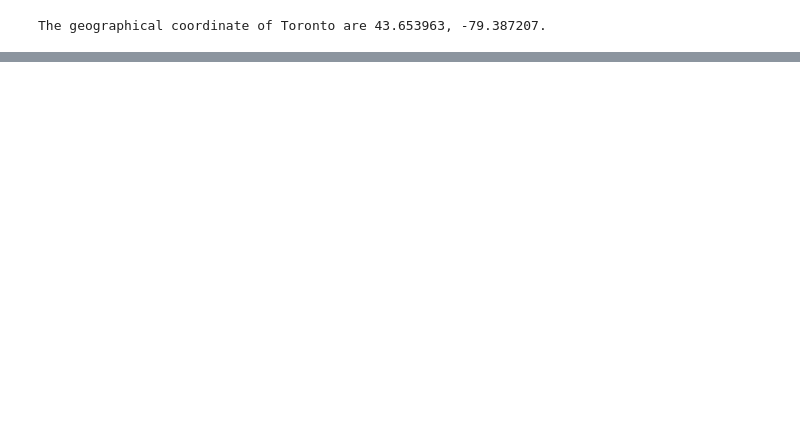
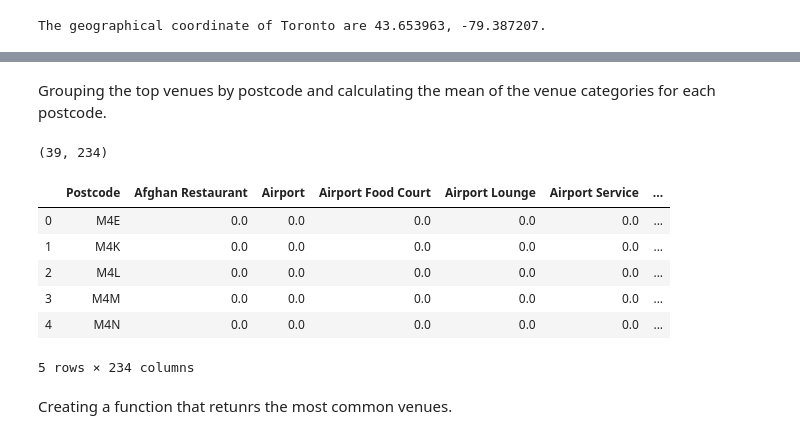
Before and after one commit to afolsom/Coursera_Capstone, a Jupyter notebook: wk3-part3-clust-seg-data.ipynb, the cells around one changed output, grey strips where cells are left out. Saved outputs shown, nothing was run; the diff lists cells and outputs as text; code cells hidden in the pictures; blank space fills up the shorter version.

```diff
--- a/wk3-part3-clust-seg-data.ipynb
+++ b/wk3-part3-clust-seg-data.ipynb
@@ -51,0 +171,17 @@ map_toronto
+# %% [markdown]
+Grouping the top venues by postcode and calculating the mean of the venue categories for each postcode.
+# %%
+tor_grouped=tor_onehot.groupby('Postcode').mean().reset_index()
+print(tor_grouped.shape)
+tor_grouped.head()
+# %% [output]
+(39, 234)
+|  | Postcode | Afghan Restaurant | Airport | Airport Food Court | Airport Lounge | Airport Service | ... |
+| 0 | M4E | 0.0 | 0.0 | 0.0 | 0.0 | 0.0 | ... |
+| 1 | M4K | 0.0 | 0.0 | 0.0 | 0.0 | 0.0 | ... |
+| 2 | M4L | 0.0 | 0.0 | 0.0 | 0.0 | 0.0 | ... |
+| 3 | M4M | 0.0 | 0.0 | 0.0 | 0.0 | 0.0 | ... |
+| 4 | M4N | 0.0 | 0.0 | 0.0 | 0.0 | 0.0 | ... |
+5 rows × 234 columns
+# %% [markdown]
+Creating a function that retunrs the most common venues.
```
Also changed, not shown: parts of 32 cells of this notebook, 3 other files.
